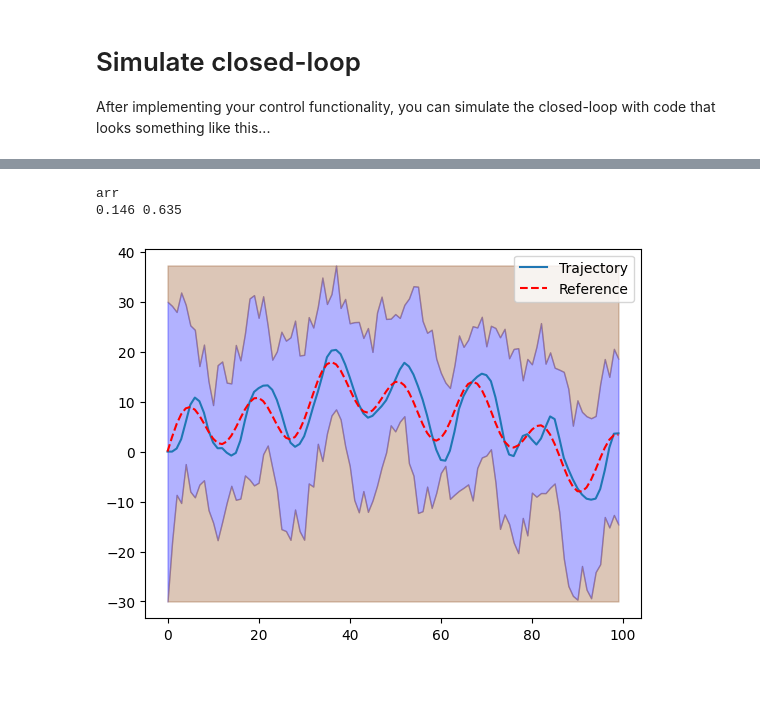
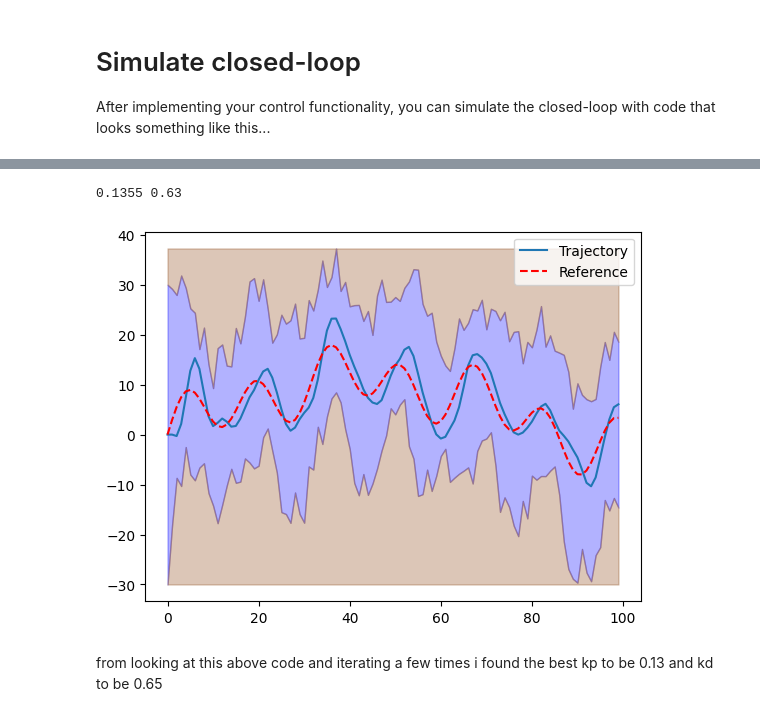
Before and after one commit to benji0208/b1-coding-practical-mt24, a Jupyter notebook: notebooks/demo.ipynb, the cells around one changed output, grey strips where cells are left out. Drawn from its saved outputs; the diff is of its cells as text; code cells hidden in the pictures; blank space fills up the shorter version.

```diff
--- a/notebooks/demo.ipynb
+++ b/notebooks/demo.ipynb
@@ -28,8 +5,4 @@ deleted: write_mission_to_csv
 # You can double-check your Python path like this...
 
 import sys
-
-
-# Adds the B1-CODING-PRACTICAL-MT24 directory to the Python path
-for i in range (0,10):
-    print(i)
+import os
@@ -49,22 +11,17 @@ for i in range (0,10):
 After implementing your control functionality, you can simulate the closed-loop with code that looks something like this...
 # %%
 # Import relevant modules
-import os
 sys.path.append(os.path.abspath('..'))
 from uuv_mission.dynamic import *
 from uuv_mission.terrain import *
 from uuv_mission.control import *
+
 sub = Submarine()
-mycontroller = controller(0.15,0.65)
 # Instantiate your controller (depending on your implementation)
+mycontroller = controller(0.13,0.65)
 closed_loop = ClosedLoop(sub,mycontroller)
 mission = Mission.from_csv(r"C:\Users\benji\OneDrive - Nexus365\Catz Engineering\year 3\Standard\B1\code\python\b1-coding-practical-mt24\data\mission.csv")
-
-
 trajectory = closed_loop.simulate_with_random_disturbances(mission)
 trajectory.plot_completed_mission(mission)
-
-###print(len(trajectory.position[:,1]))
-#print(len(mission.reference)) #same length
 # %% [output]
 arr
@@ -72,40 +29,39 @@ arr
 # %%
-sub = Submarine()
-# Instantiate your controller (depending on your implementation)
+
+#Testing to find best controller
 n = 10 #size of space looking in
 step_size = 0.005
-mission1 = Mission.from_csv(r"C:\Users\benji\OneDrive - Nexus365\Catz Engineering\year 3\Standard\B1\code\python\b1-coding-practical-mt24\data\mission.csv")
-
 error_results = np.zeros(n*n) #format i*10+j index
 for i in range(0,n):
     for j in range(0,n):
-        finalerror = 0;
-        for av in range(0,5):
+        finalerror = 0
+        for av in range(0,100):
             sub = Submarine()
             mycontroller = controller(0.15+((i-n/2)*step_size),0.65+((j-n/2)*step_size))
             closed_loop = ClosedLoop(sub,mycontroller)
-            trajectory = closed_loop.simulate_with_random_disturbances(mission1)
+            trajectory = closed_loop.simulate_with_random_disturbances(mission)
             finalerror += mycontroller.get_total_error()
 
-        error_results[i*10+j] += finalerror/5
+        error_results[i*10+j] += finalerror/100
 
 min_error = np.min(error_results)
 min_index = np.argmin(error_results)
 old_i = min_index/n
 old_j = min_index%n
 Kp_Op = 0.15+(old_i-n/2)*step_size
 Kd_Op = 0.65+(old_j-n/2)*step_size
 
 print((Kp_Op),Kd_Op)
 
 #final test to see if its better.
 sub = Submarine()
 mycontroller = controller(Kp_Op,Kd_Op)
 # Instantiate your controller (depending on your implementation)
 closed_loop = ClosedLoop(sub,mycontroller)
 trajectory = closed_loop.simulate_with_random_disturbances(mission)
 trajectory.plot_completed_mission(mission)
 # %% [output]
-arr
-0.146 0.635
+0.1355 0.63
-[figure, old version]
+[figure, new version]
+# %% [markdown]
+from looking at this above code and iterating a few times i found the best kp to be 0.13 and kd to be 0.65
```
Also changed, not shown: parts of 4 cells of this notebook, 1 other file.
